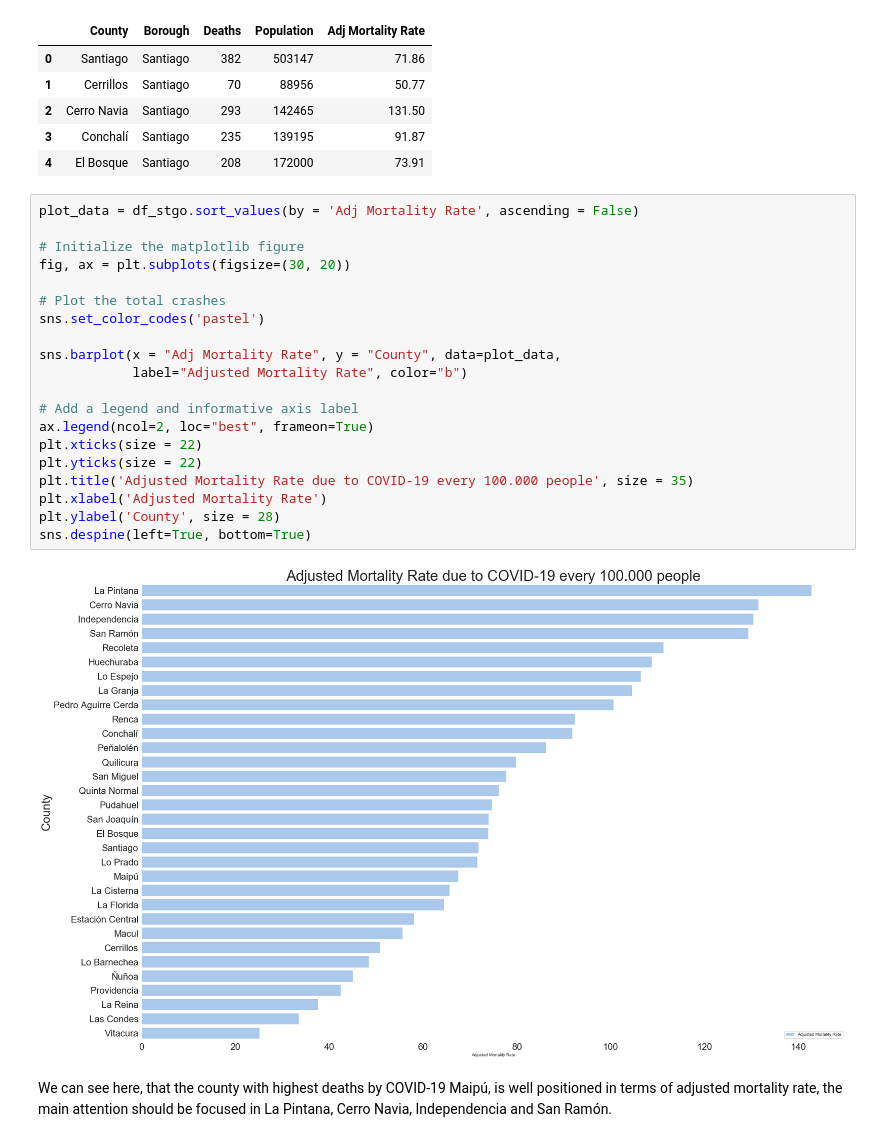
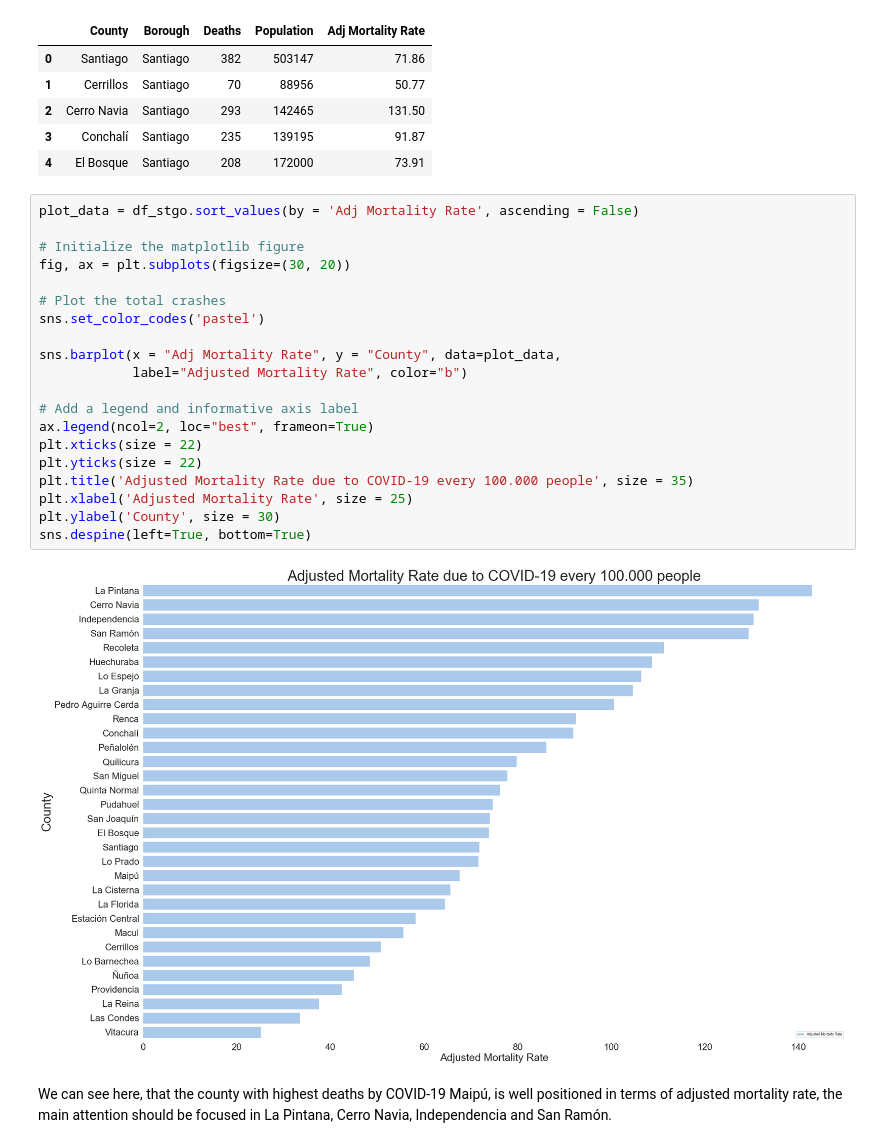
Before and after one commit to adolfoam93/Coursera_Capstone, a Jupyter notebook: IBM Coursera DF Capstone Project.ipynb, the cells around one changed output. Cells and saved outputs as stored; diff of their text form.

```diff
--- a/IBM Coursera DF Capstone Project.ipynb
+++ b/IBM Coursera DF Capstone Project.ipynb
@@ -292,25 +290,25 @@ df_stgo.head()
 # %%
 plot_data = df_stgo.sort_values(by = 'Adj Mortality Rate', ascending = False)
 
 # Initialize the matplotlib figure
 fig, ax = plt.subplots(figsize=(30, 20))
 
 # Plot the total crashes
 sns.set_color_codes('pastel')
 
 sns.barplot(x = "Adj Mortality Rate", y = "County", data=plot_data,
             label="Adjusted Mortality Rate", color="b")
 
 # Add a legend and informative axis label
 ax.legend(ncol=2, loc="best", frameon=True)
 plt.xticks(size = 22)
 plt.yticks(size = 22)
 plt.title('Adjusted Mortality Rate due to COVID-19 every 100.000 people', size = 35)
-plt.xlabel('Adjusted Mortality Rate')
-plt.ylabel('County', size = 28)
+plt.xlabel('Adjusted Mortality Rate', size = 25)
+plt.ylabel('County', size = 30)
 sns.despine(left=True, bottom=True)
 # %% [output]
-[figure, old version]
+[figure, new version]
 # %% [markdown]
 We can see here, that the county with highest deaths by COVID-19 Maipú, is well positioned in terms of adjusted mortality rate, the main attention should be focused in La Pintana, Cerro Navia, Independencia and San Ramón.
 # %% [markdown]
```
Also changed, not shown: parts of 63 cells of this notebook, 1 other file.
